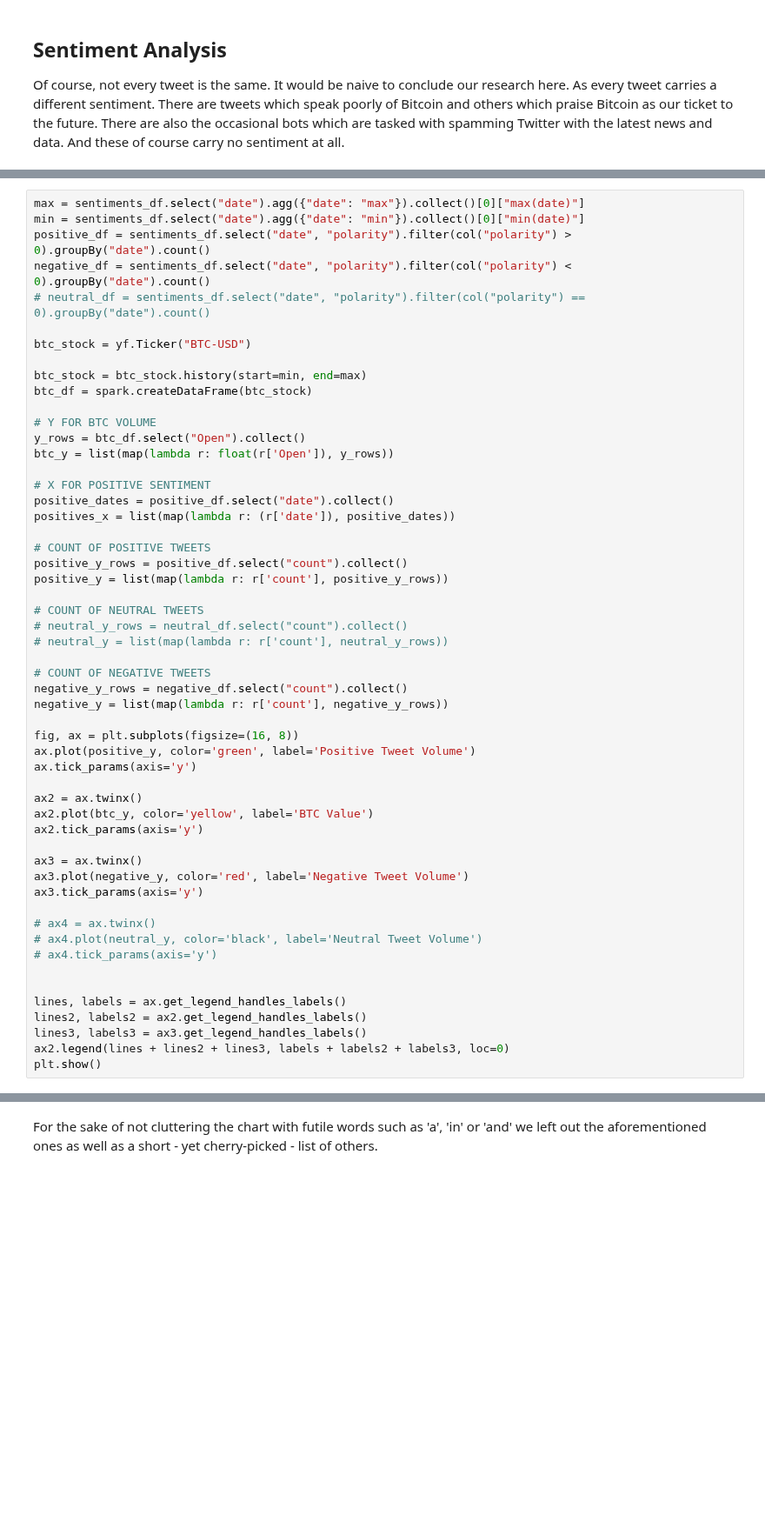
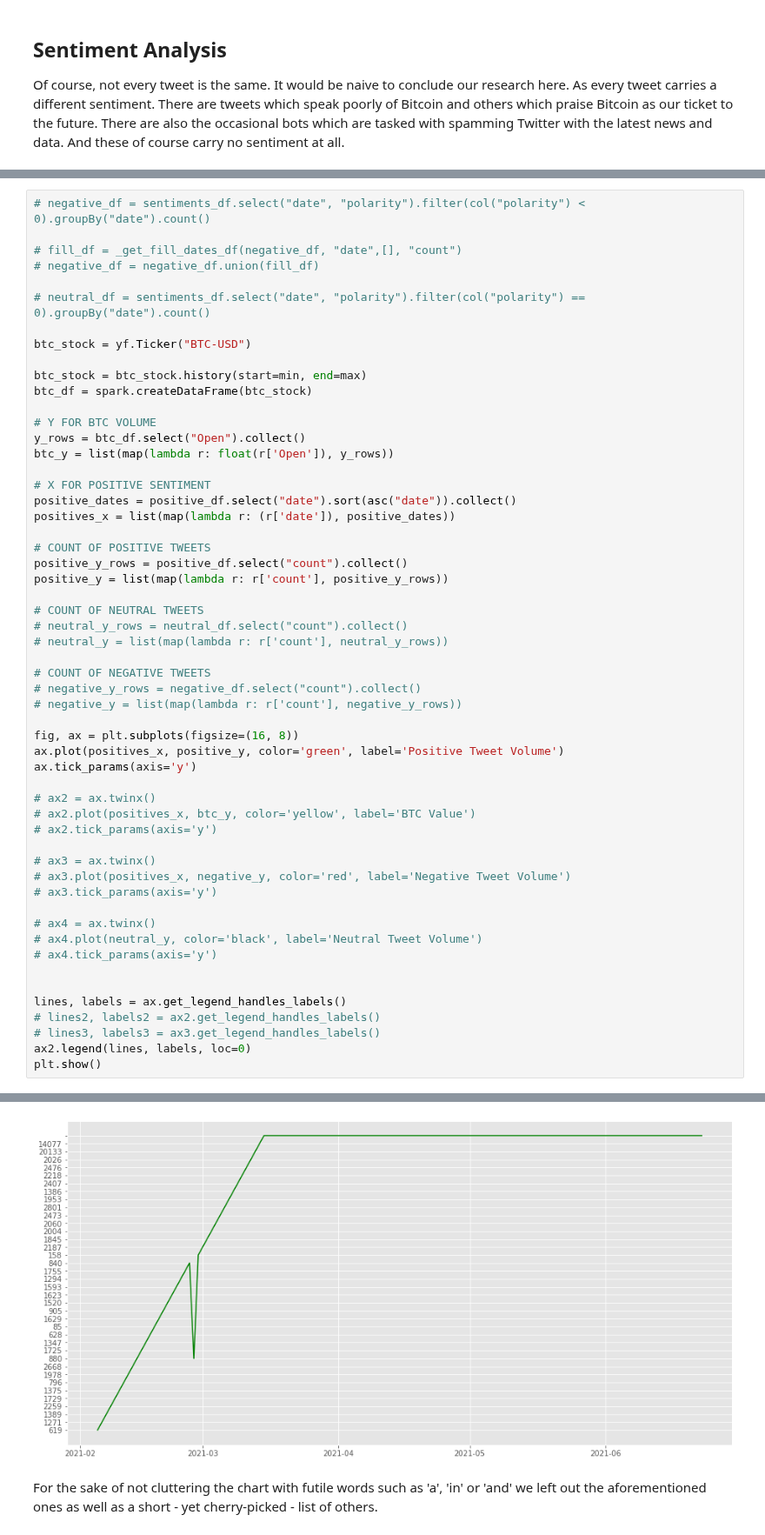
Before and after one commit to snenenenenenene/btc-twitter-data-mining, a Jupyter notebook: main.ipynb, the cells around one changed output, grey strips where cells are left out. Shown at 87% size. Drawn from its saved outputs; the diff is of its cells as text; blank space fills up the shorter version.

```diff
--- a/main.ipynb
+++ b/main.ipynb
@@ -368,8 +457,9 @@ plt.show()
 # %%
-max = sentiments_df.select("date").agg({"date": "max"}).collect()[0]["max(date)"]
-min = sentiments_df.select("date").agg({"date": "min"}).collect()[0]["min(date)"]
-positive_df = sentiments_df.select("date", "polarity").filter(col("polarity") > 0).groupBy("date").count()
-negative_df = sentiments_df.select("date", "polarity").filter(col("polarity") < 0).groupBy("date").count()
+# negative_df = sentiments_df.select("date", "polarity").filter(col("polarity") < 0).groupBy("date").count()
+
+# fill_df = _get_fill_dates_df(negative_df, "date",[], "count")
+# negative_df = negative_df.union(fill_df)
+
 # neutral_df = sentiments_df.select("date", "polarity").filter(col("polarity") == 0).groupBy("date").count()
 
 btc_stock = yf.Ticker("BTC-USD")
@@ -382,7 +472,7 @@ y_rows = btc_df.select("Open").collect()
 btc_y = list(map(lambda r: float(r['Open']), y_rows))
 
 # X FOR POSITIVE SENTIMENT
-positive_dates = positive_df.select("date").collect()
+positive_dates = positive_df.select("date").sort(asc("date")).collect()
 positives_x = list(map(lambda r: (r['date']), positive_dates))
 
 # COUNT OF POSITIVE TWEETS
@@ -394,20 +484,20 @@ positive_y = list(map(lambda r: r['count'], positive_y_rows))
 # neutral_y = list(map(lambda r: r['count'], neutral_y_rows))
 
 # COUNT OF NEGATIVE TWEETS
-negative_y_rows = negative_df.select("count").collect()
-negative_y = list(map(lambda r: r['count'], negative_y_rows))
+# negative_y_rows = negative_df.select("count").collect()
+# negative_y = list(map(lambda r: r['count'], negative_y_rows))
 
 fig, ax = plt.subplots(figsize=(16, 8))
-ax.plot(positive_y, color='green', label='Positive Tweet Volume')
+ax.plot(positives_x, positive_y, color='green', label='Positive Tweet Volume')
 ax.tick_params(axis='y')
 
-ax2 = ax.twinx()
-ax2.plot(btc_y, color='yellow', label='BTC Value')
-ax2.tick_params(axis='y')
+# ax2 = ax.twinx()
+# ax2.plot(positives_x, btc_y, color='yellow', label='BTC Value')
+# ax2.tick_params(axis='y')
 
-ax3 = ax.twinx()
-ax3.plot(negative_y, color='red', label='Negative Tweet Volume')
-ax3.tick_params(axis='y')
+# ax3 = ax.twinx()
+# ax3.plot(positives_x, negative_y, color='red', label='Negative Tweet Volume')
+# ax3.tick_params(axis='y')
 
 # ax4 = ax.twinx()
 # ax4.plot(neutral_y, color='black', label='Neutral Tweet Volume')
@@ -415,7 +505,8 @@ ax3.tick_params(axis='y')
 
 
 lines, labels = ax.get_legend_handles_labels()
-lines2, labels2 = ax2.get_legend_handles_labels()
-lines3, labels3 = ax3.get_legend_handles_labels()
-ax2.legend(lines + lines2 + lines3, labels + labels2 + labels3, loc=0)
+# lines2, labels2 = ax2.get_legend_handles_labels()
+# lines3, labels3 = ax3.get_legend_handles_labels()
+ax2.legend(lines, labels, loc=0)
 plt.show()
+# %% [output]
@@ -422,3 +530,4 @@ plt.show()
+[figure, added]
 # %% [markdown]
 For the sake of not cluttering the chart with futile words such as 'a', 'in' or 'and' we left out the aforementioned ones as well as a short - yet cherry-picked - list of others.
 # %%
```
Also changed, not shown: parts of 14 cells of this notebook.
